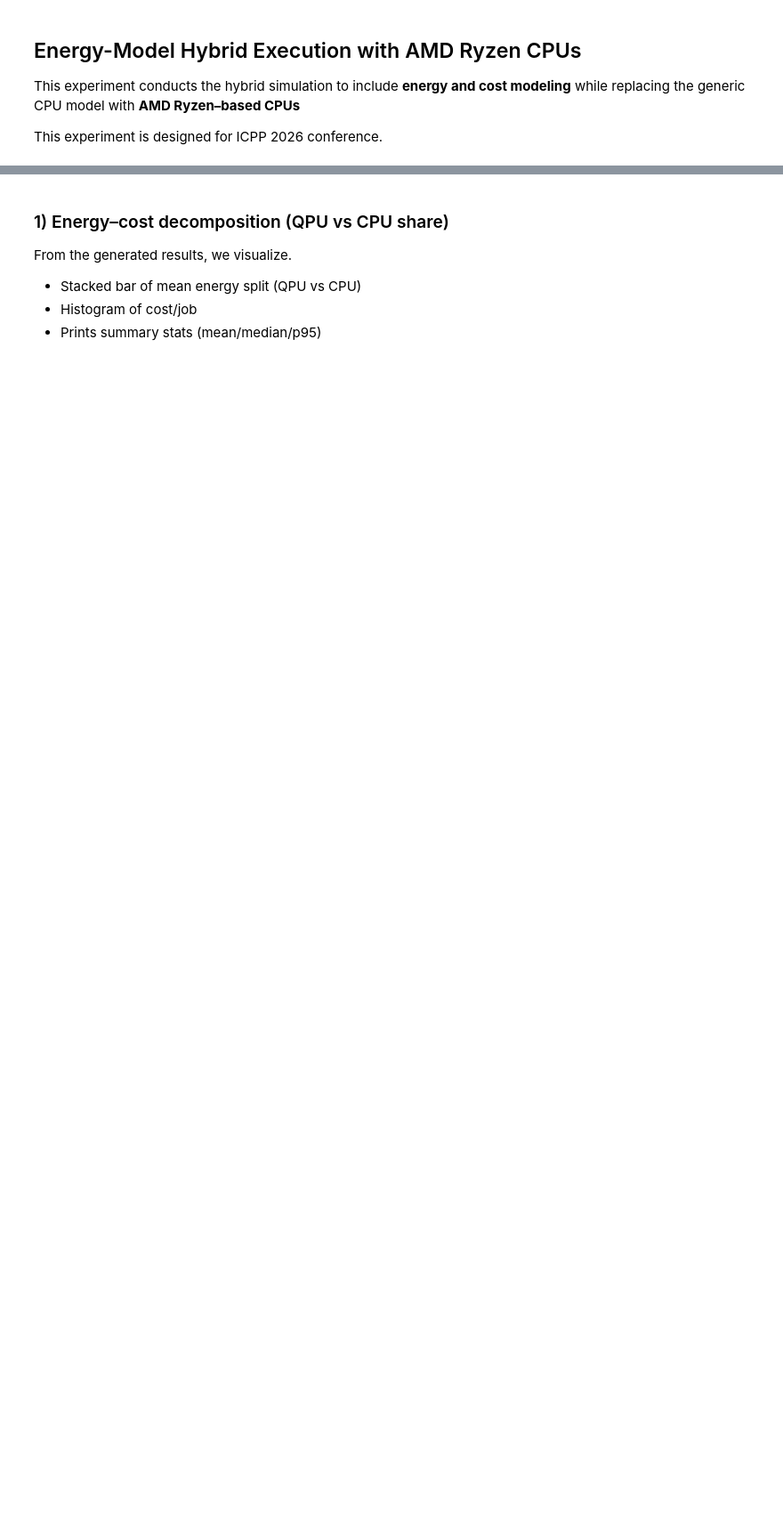
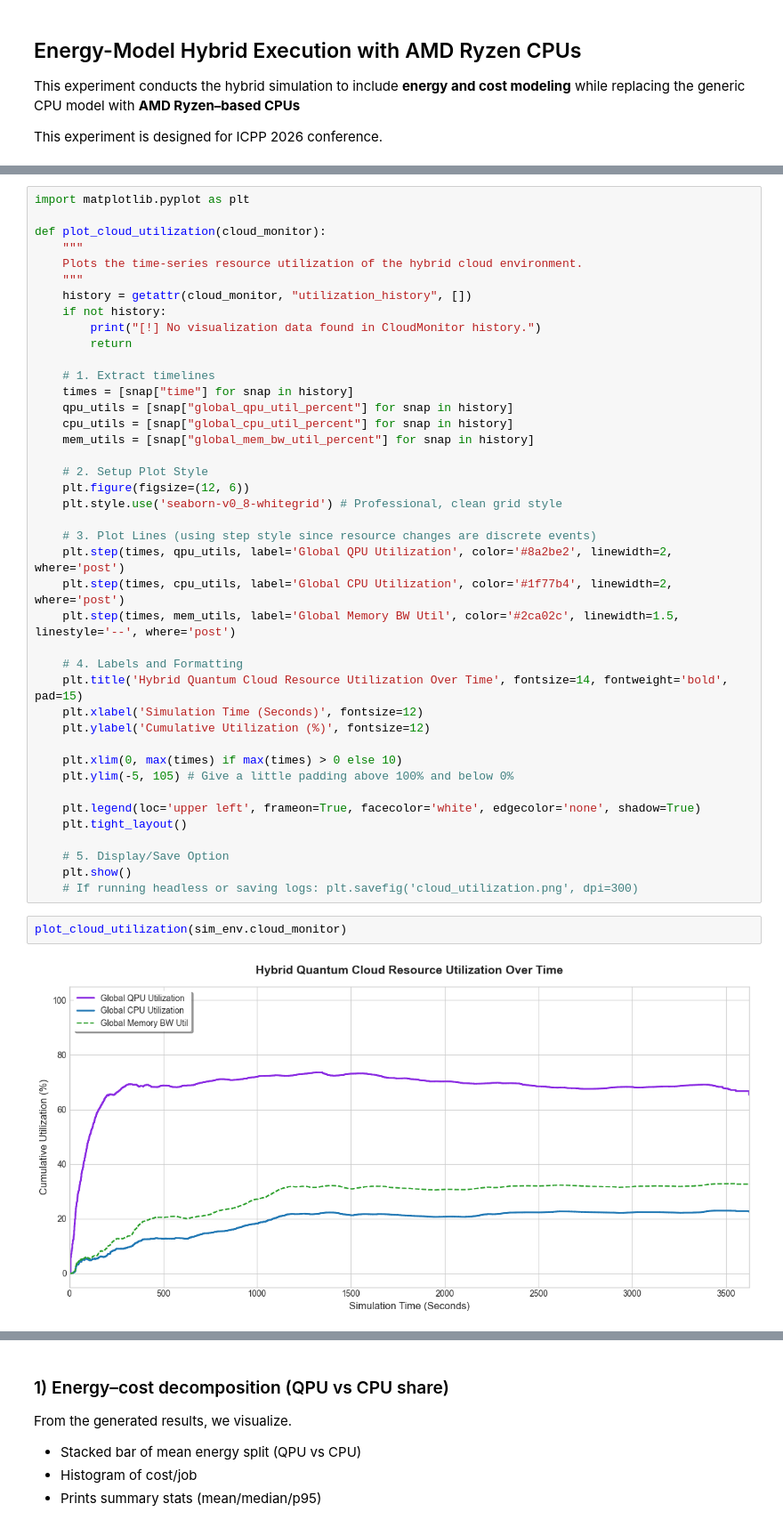
Before and after one commit to wolfatthegate/HybridCloudSim, a Jupyter notebook: main.ipynb, the cells around one changed output, grey strips where cells are left out. Shown at 89% size. Saved outputs shown, nothing was run; the diff lists cells and outputs as text; blank space fills up the shorter version.

```diff
--- a/main.ipynb
+++ b/main.ipynb
@@ -73,4 +75,49 @@ Number of jobs processed: 1200
 ============================================================
+# %%
+import matplotlib.pyplot as plt
+
+def plot_cloud_utilization(cloud_monitor):
+    """
+    Plots the time-series resource utilization of the hybrid cloud environment.
+    """
+    history = getattr(cloud_monitor, "utilization_history", [])
+    if not history:
+        print("[!] No visualization data found in CloudMonitor history.")
+        return
+
+    # 1. Extract timelines
+    times = [snap["time"] for snap in history]
+    qpu_utils = [snap["global_qpu_util_percent"] for snap in history]
+    cpu_utils = [snap["global_cpu_util_percent"] for snap in history]
+    mem_utils = [snap["global_mem_bw_util_percent"] for snap in history]
+
+    # 2. Setup Plot Style
+    plt.figure(figsize=(12, 6))
+    plt.style.use('seaborn-v0_8-whitegrid') # Professional, clean grid style
+
+    # 3. Plot Lines (using step style since resource changes are discrete events)
+    plt.step(times, qpu_utils, label='Global QPU Utilization', color='#8a2be2', linewidth=2, where='post')
+    plt.step(times, cpu_utils, label='Global CPU Utilization', color='#1f77b4', linewidth=2, where='post')
+    plt.step(times, mem_utils, label='Global Memory BW Util', color='#2ca02c', linewidth=1.5, linestyle='--', where='post')
+
+    # 4. Labels and Formatting
+    plt.title('Hybrid Quantum Cloud Resource Utilization Over Time', fontsize=14, fontweight='bold', pad=15)
+    plt.xlabel('Simulation Time (Seconds)', fontsize=12)
+    plt.ylabel('Cumulative Utilization (%)', fontsize=12)
+
+    plt.xlim(0, max(times) if max(times) > 0 else 10)
+    plt.ylim(-5, 105) # Give a little padding above 100% and below 0%
+
+    plt.legend(loc='upper left', frameon=True, facecolor='white', edgecolor='none', shadow=True)
+    plt.tight_layout()
+
+    # 5. Display/Save Option
+    plt.show()
+    # If running headless or saving logs: plt.savefig('cloud_utilization.png', dpi=300)
+# %%
+plot_cloud_utilization(sim_env.cloud_monitor)
+# %% [output]
+[figure, added]
 # %%
 rec = sim_env.job_records_manager.get_job_records()
 for i in range(1, 2):
```
Also changed, not shown: parts of 8 cells of this notebook, 5 other files.
